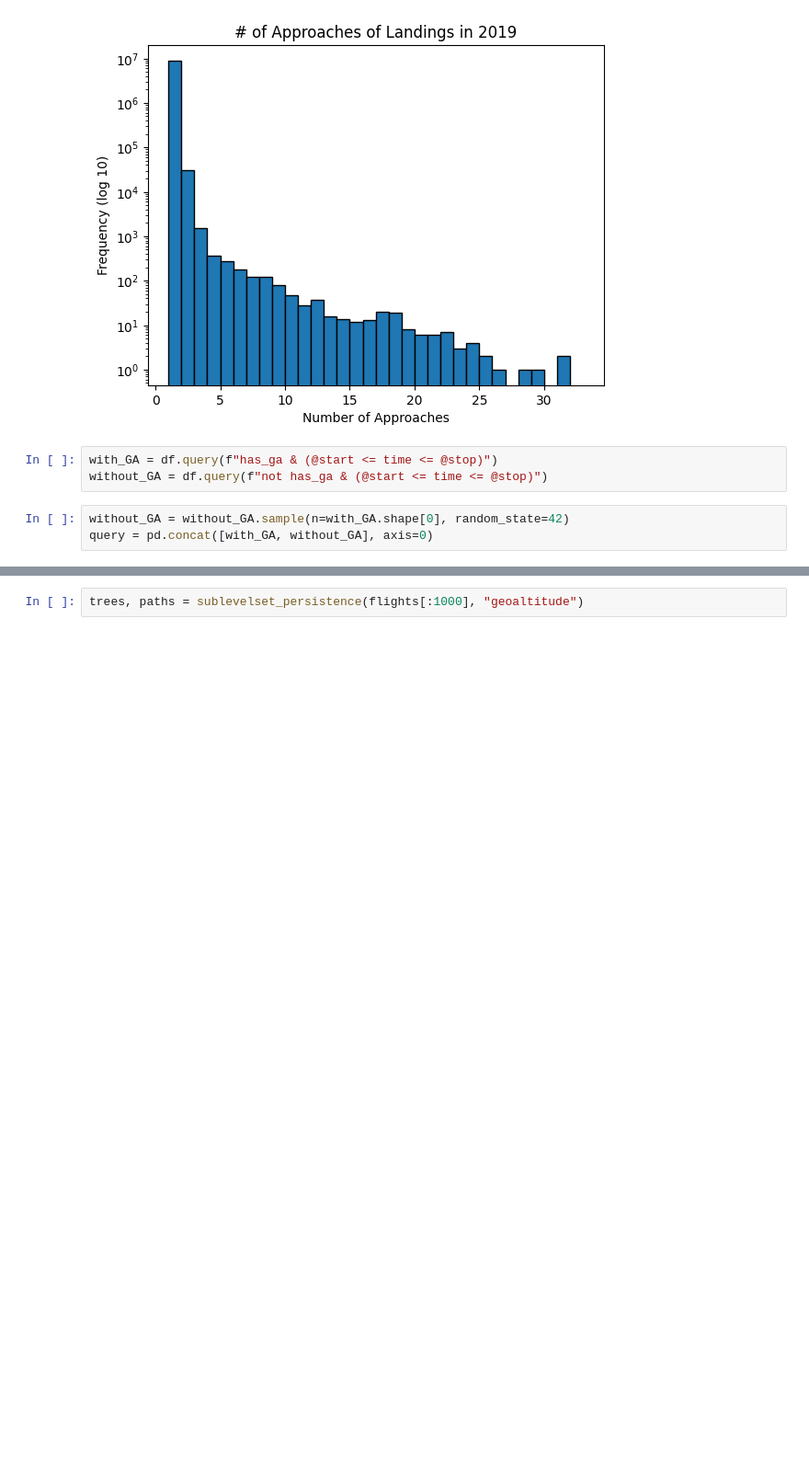
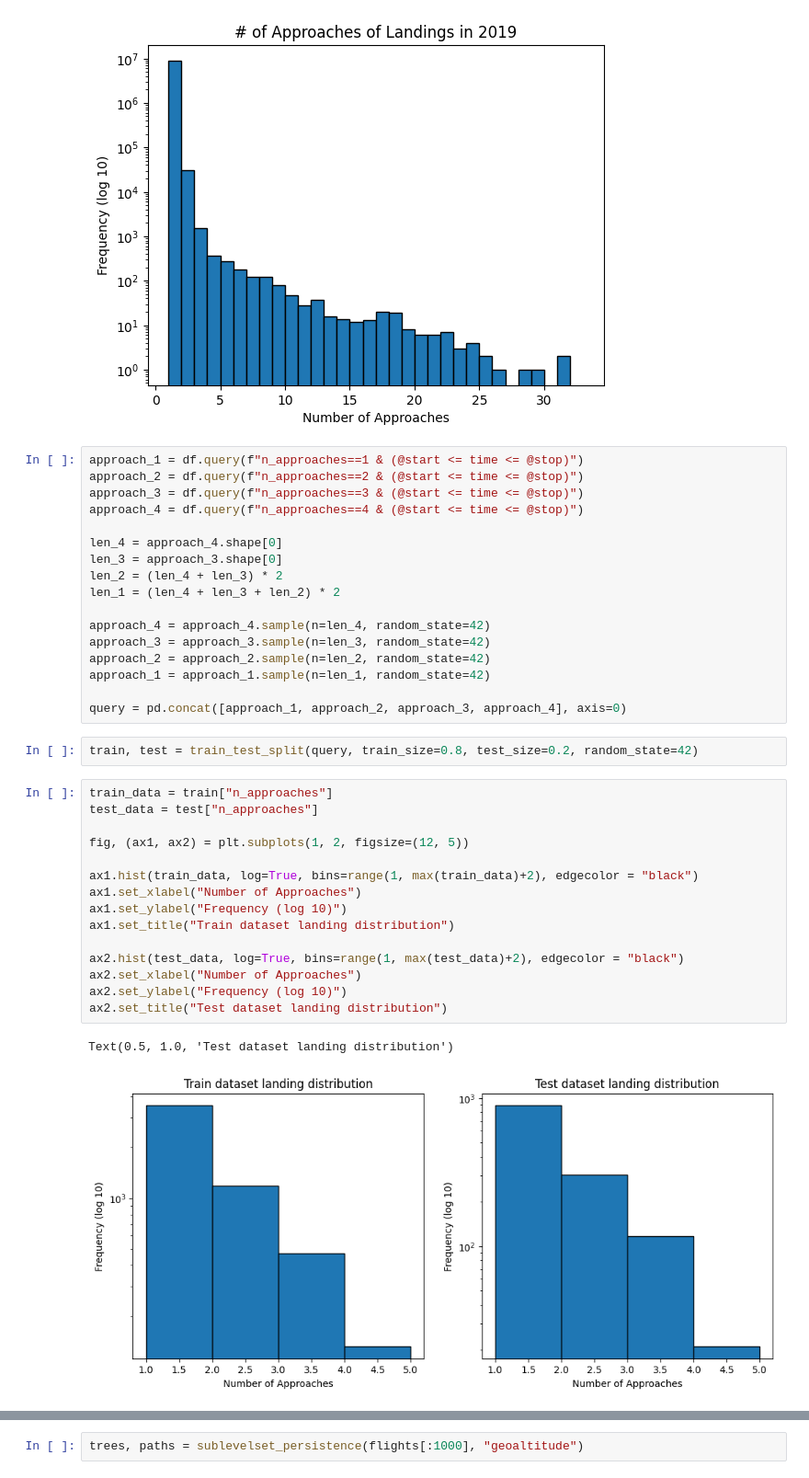
Before and after one commit to tobbensol/masters-thesis, a Jupyter notebook: cyclic_dataset_exploration.ipynb, the cells around one changed output, grey strips where cells are left out. Shown at 92% size. Drawn from its saved outputs; the diff is of its cells as text; blank space fills up the shorter version.

Commit message:
changed data loading to split earlier.

```diff
--- a/cyclic_dataset_exploration.ipynb
+++ b/cyclic_dataset_exploration.ipynb
@@ -39,9 +55,40 @@ plt.savefig("approach_histogram.svg", format="svg")
 #plt.close()
 # %% [output]
 [figure]
-# %%
-with_GA = df.query(f"has_ga & (@start <= time <= @stop)")
-without_GA = df.query(f"not has_ga & (@start <= time <= @stop)")
-# %%
-without_GA = without_GA.sample(n=with_GA.shape[0], random_state=42)
-query = pd.concat([with_GA, without_GA], axis=0)
+# %%
+approach_1 = df.query(f"n_approaches==1 & (@start <= time <= @stop)")
+approach_2 = df.query(f"n_approaches==2 & (@start <= time <= @stop)")
+approach_3 = df.query(f"n_approaches==3 & (@start <= time <= @stop)")
+approach_4 = df.query(f"n_approaches==4 & (@start <= time <= @stop)")
+
+len_4 = approach_4.shape[0]
+len_3 = approach_3.shape[0]
+len_2 = (len_4 + len_3) * 2
+len_1 = (len_4 + len_3 + len_2) * 2
+
+approach_4 = approach_4.sample(n=len_4, random_state=42)
+approach_3 = approach_3.sample(n=len_3, random_state=42)
+approach_2 = approach_2.sample(n=len_2, random_state=42)
+approach_1 = approach_1.sample(n=len_1, random_state=42)
+
+query = pd.concat([approach_1, approach_2, approach_3, approach_4], axis=0)
+# %%
+train, test = train_test_split(query, train_size=0.8, test_size=0.2, random_state=42)
+# %%
+train_data = train["n_approaches"]
+test_data = test["n_approaches"]
+
+fig, (ax1, ax2) = plt.subplots(1, 2, figsize=(12, 5))
+
+ax1.hist(train_data, log=True, bins=range(1, max(train_data)+2), edgecolor = "black")
+ax1.set_xlabel("Number of Approaches")
+ax1.set_ylabel("Frequency (log 10)")
+ax1.set_title("Train dataset landing distribution")
+
+ax2.hist(test_data, log=True, bins=range(1, max(test_data)+2), edgecolor = "black")
+ax2.set_xlabel("Number of Approaches")
+ax2.set_ylabel("Frequency (log 10)")
+ax2.set_title("Test dataset landing distribution")
+# %% [output]
+Text(0.5, 1.0, 'Test dataset landing distribution')
+[figure, added]
```
Also changed, not shown: parts of 20 cells of this notebook, 1 other file.
